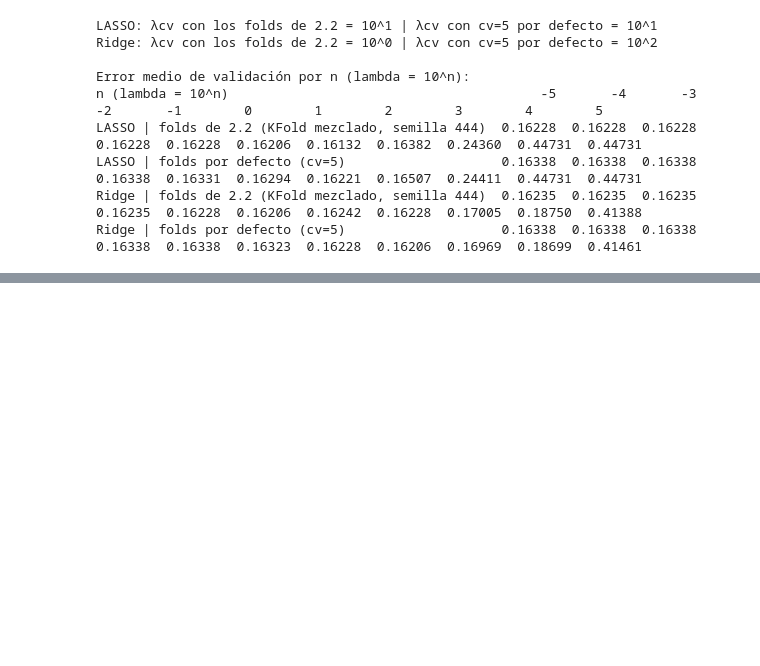
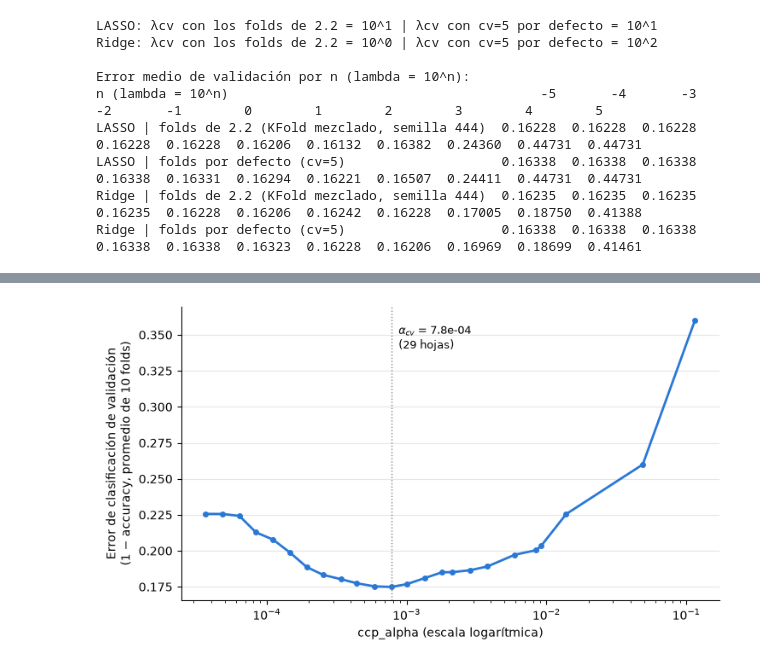
Before and after one commit to tomasbaigorria/PE1333_Grupo9, a Jupyter notebook: TP2/PE1333_Grupo9_TP2.ipynb, the cells around one changed output, grey strips where cells are left out. Drawn from its saved outputs; the diff is of its cells as text; code cells hidden in the pictures; blank space fills up the shorter version.

Commit message:
Incisos 3 a 5: logit penalizado con λcv, árbol podado e importancia
Corrige .query en 1.3 (falla con numexpr instalado)

```diff
--- a/TP2/PE1333_Grupo9_TP2.ipynb
+++ b/TP2/PE1333_Grupo9_TP2.ipynb
@@ -225,8 +225,8 @@ for tipo in ["l1", "l2"]:
     coefs[tipo] = pd.DataFrame({n: m.coef_.ravel() for n, m in zip(exponentes, modelos)}, index=x_cols)
     coefs[tipo].columns.name = "n (lambda = 10^n)"
     iteraciones[tipo] = [int(m.n_iter_.max()) for m in modelos]
-    avisos = int(prueba_solvers.query("penalidad == @nombre_pen[@tipo] and solver == @SOLVER[@tipo]")
-                 ["avisos_no_convergencia"].iloc[0])
+    fila = (prueba_solvers["penalidad"] == nombre_pen[tipo]) & (prueba_solvers["solver"] == SOLVER[tipo])
+    avisos = int(prueba_solvers.loc[fila, "avisos_no_convergencia"].iloc[0])
     assert max(iteraciones[tipo]) < MAX_ITER and avisos == 0, "No convergió"
 
 print(pd.DataFrame(iteraciones, index=pd.Index(exponentes, name="n")).rename(columns=nombre_pen).T
@@ -609,0 +804,22 @@ Ridge | folds por defecto (cv=5)                    0.16338  0.16338  0.16338  0
+# %%
+folds10 = KFold(n_splits=10, shuffle=True, random_state=SEMILLA)
+
+t0 = time.perf_counter()
+arbol_cv = GridSearchCV(DecisionTreeClassifier(random_state=SEMILLA), {"ccp_alpha": grilla_alpha},
+                        cv=folds10, scoring="accuracy", refit=True).fit(X_train, y_train)
+print(f"Validación cruzada: {time.perf_counter() - t0:.1f} s")
+
+res_arbol = pd.DataFrame({
+    "ccp_alpha": grilla_alpha,
+    "error_medio": 1 - arbol_cv.cv_results_["mean_test_score"],
+    "desvio": np.std([arbol_cv.cv_results_[f"split{k}_test_score"] for k in range(10)], axis=0, ddof=1),
+    "hojas": [DecisionTreeClassifier(random_state=SEMILLA, ccp_alpha=a).fit(X_train, y_train).get_n_leaves()
+              for a in grilla_alpha]})
+print(res_arbol.to_string(index=False, formatters={"ccp_alpha": "{:.2e}".format,
+                                                   "error_medio": "{:.4f}".format,
+                                                   "desvio": "{:.4f}".format}))
+
+alpha_cv = arbol_cv.best_params_["ccp_alpha"]
+arbol_podado = arbol_cv.best_estimator_            # reestimado con toda la base de entrenamiento
+print(f"\nccp_alpha elegido = {alpha_cv:.2e} | error medio de validación = {1 - arbol_cv.best_score_:.4f} | "
+      f"árbol podado: {arbol_podado.get_n_leaves()} hojas, profundidad {arbol_podado.get_depth()}")
@@ -609,0 +848,18 @@ Ridge | folds por defecto (cv=5)                    0.16338  0.16338  0.16338  0
+# %%
+fig, ax = plt.subplots(figsize=(7.5, 4.2))
+ax.plot(res_arbol["ccp_alpha"], res_arbol["error_medio"], color="#2a78d6", linewidth=2,
+        marker="o", markersize=4)
+ax.axvline(alpha_cv, color="gray", linestyle=":", linewidth=1)
+ax.annotate(f"$\\alpha_{{cv}}$ = {alpha_cv:.1e}\n({arbol_podado.get_n_leaves()} hojas)",
+            xy=(alpha_cv, res_arbol["error_medio"].max()), xytext=(6, -4), textcoords="offset points",
+            fontsize=9, va="top")
+ax.set_xscale("log")
+ax.set_xlabel("ccp_alpha (escala logarítmica)")
+ax.set_ylabel("Error de clasificación de validación\n(1 − accuracy, promedio de 10 folds)")
+ax.grid(axis="y", color="#e5e5e5", linewidth=0.8)
+ax.spines[["top", "right"]].set_visible(False)
+plt.tight_layout()
+plt.savefig("figuras/arbol_error_cv.png", dpi=200, bbox_inches="tight")
+plt.show()
+# %% [output]
+[figure, added]
```
Also changed, not shown: parts of 18 cells of this notebook, 5 other files.
